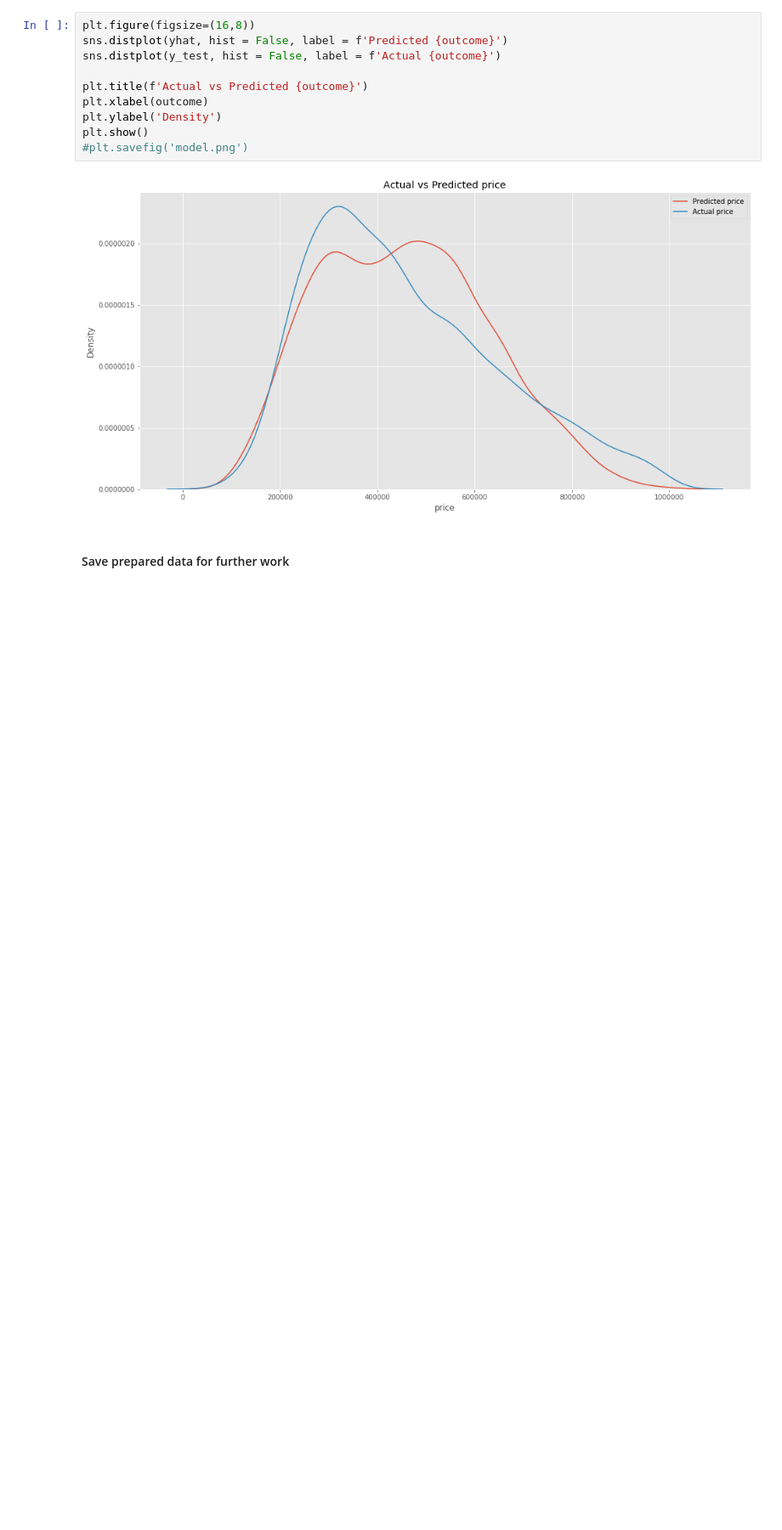
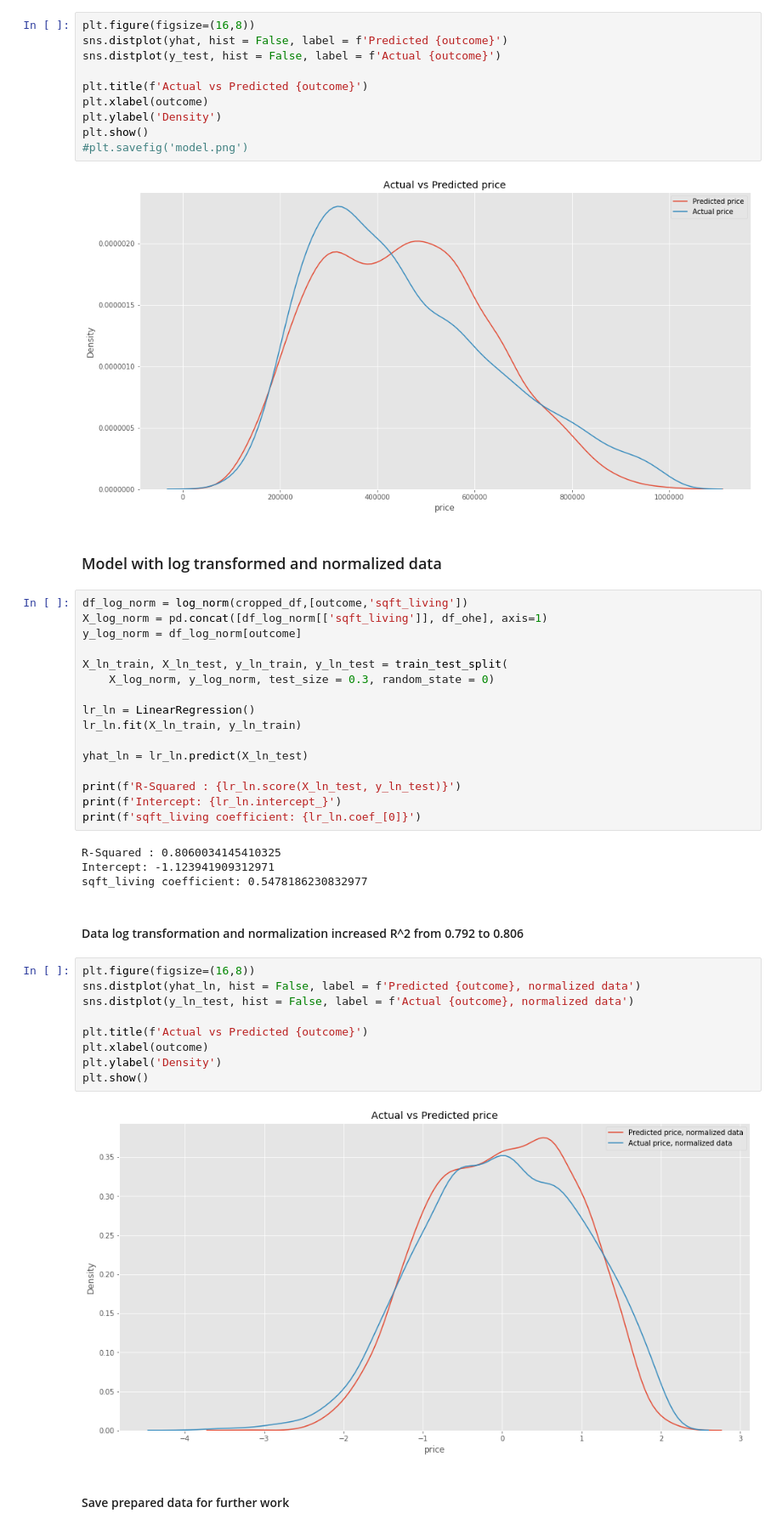
Before and after one commit to vadimbs/dsc-mod-2-project-v2-1, a Jupyter notebook: student.ipynb, the cells around one changed output. Shown at 85% size. Drawn from its saved outputs; the diff is of its cells as text; blank space fills up the shorter version.

```diff
--- a/student.ipynb
+++ b/student.ipynb
@@ -518,6 +515,41 @@ plt.show()
 #plt.savefig('model.png')
 # %% [output]
 [figure]
+# %% [markdown]
+### Model with log transformed and normalized data
+# %%
+df_log_norm = log_norm(cropped_df,[outcome,'sqft_living'])
+X_log_norm = pd.concat([df_log_norm[['sqft_living']], df_ohe], axis=1)
+y_log_norm = df_log_norm[outcome]
+
+X_ln_train, X_ln_test, y_ln_train, y_ln_test = train_test_split(
+    X_log_norm, y_log_norm, test_size = 0.3, random_state = 0)
+
+lr_ln = LinearRegression()
+lr_ln.fit(X_ln_train, y_ln_train)
+
+yhat_ln = lr_ln.predict(X_ln_test)
+
+print(f'R-Squared : {lr_ln.score(X_ln_test, y_ln_test)}')
+print(f'Intercept: {lr_ln.intercept_}')
+print(f'sqft_living coefficient: {lr_ln.coef_[0]}')
+# %% [output]
+R-Squared : 0.8060034145410325
+Intercept: -1.123941909312971
+sqft_living coefficient: 0.5478186230832977
+# %% [markdown]
+#### Data log transformation and normalization increased R^2 from 0.792 to 0.806
+# %%
+plt.figure(figsize=(16,8))
+sns.distplot(yhat_ln, hist = False, label = f'Predicted {outcome}, normalized data')
+sns.distplot(y_ln_test, hist = False, label = f'Actual {outcome}, normalized data')
+
+plt.title(f'Actual vs Predicted {outcome}')
+plt.xlabel(outcome)
+plt.ylabel('Density')
+plt.show()
+# %% [output]
+[figure, added]
 # %% [markdown]
 #### Save prepared data for further work
 # %%
```
Also changed, not shown: parts of 4 cells of this notebook, 4 other files.
